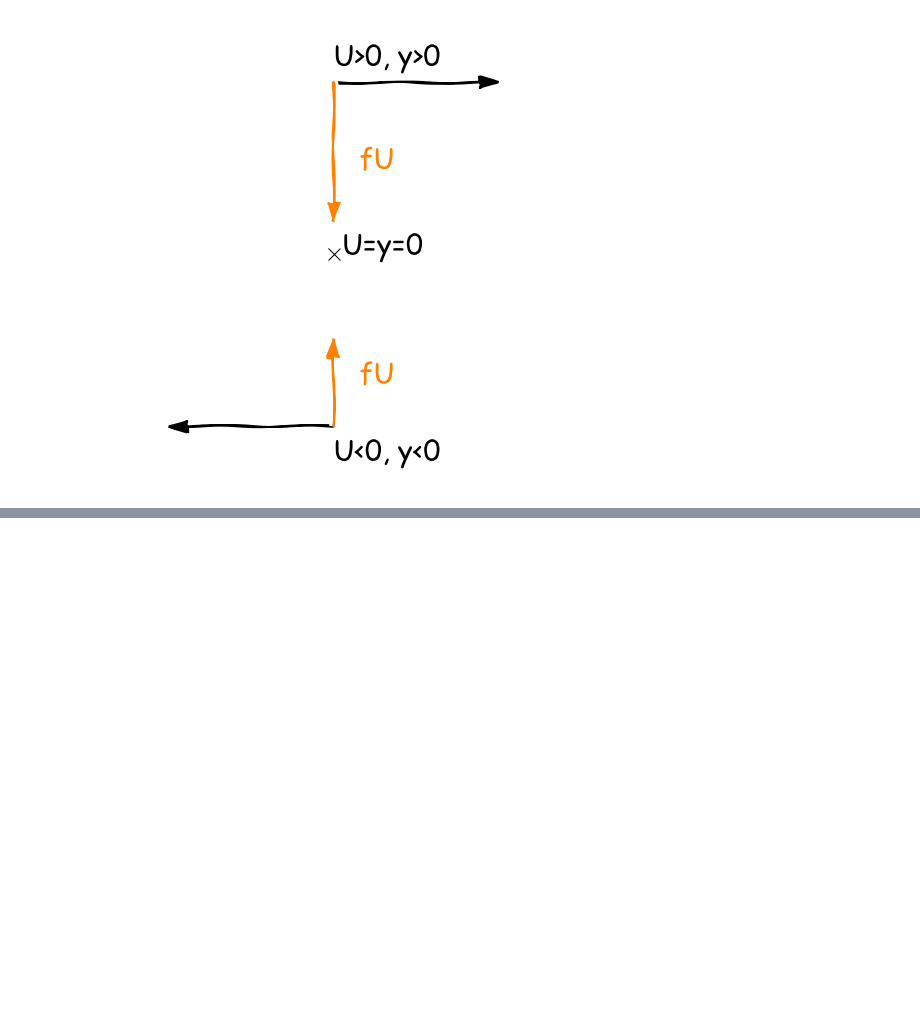
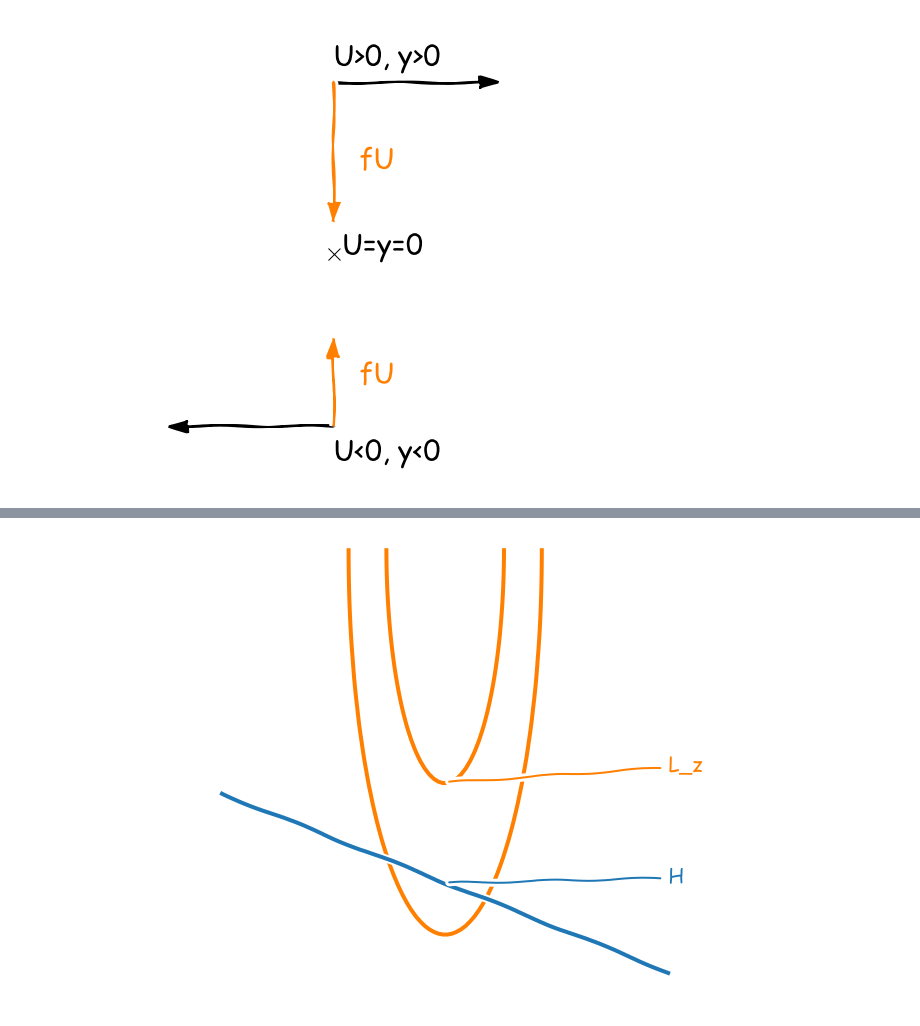
Before and after one commit to dcherian/xkcd-like-schematic, a Jupyter notebook: schematics.ipynb, the cells around one changed output, grey strips where cells are left out. Saved outputs shown, nothing was run; the diff lists cells and outputs as text; code cells hidden in the pictures; blank space fills up the shorter version.

```diff
--- a/schematics.ipynb
+++ b/schematics.ipynb
@@ -131,0 +163,25 @@ plt.savefig('images/byuforce.png', bbox_inches='tight')
+# %%
+y = np.linspace(-1,1,100)
+z = np.linspace(-2,0,50)
+
+[yy,zz] = np.meshgrid(y,z)
+
+with plt.xkcd():
+    plt.contour(yy, zz, np.exp(-((yy/0.25)**2 + zz**2)),
+                levels=[0.05,0.33], colors=[coloram])
+    plt.plot(y, -1.5 - 0.4*y, color=colorbot)
+    plt.xlim([-1.5, 1.5])
+    ax = plt.gca()
+    ax.get_xaxis().set_visible(False)
+    ax.get_yaxis().set_visible(False)
+    plt.box(None)
+    plt.annotate('L_z', xy=[0,-1.05], xytext=[1,-1],
+                 arrowprops=dict(arrowstyle='-',color=coloram),
+                 size=10, color=coloram)
+    plt.annotate('H', xy=[0,-1.5], xytext=[1,-1.5],
+                 arrowprops=dict(arrowstyle='-', color=colorbot),
+                 size=10, color=colorbot)
+
+plt.savefig('images/slope-cut-eddy.png', bbox_inches='tight');
+# %% [output]
+[figure, added]
```
Also changed, not shown: parts of 3 cells of this notebook.
